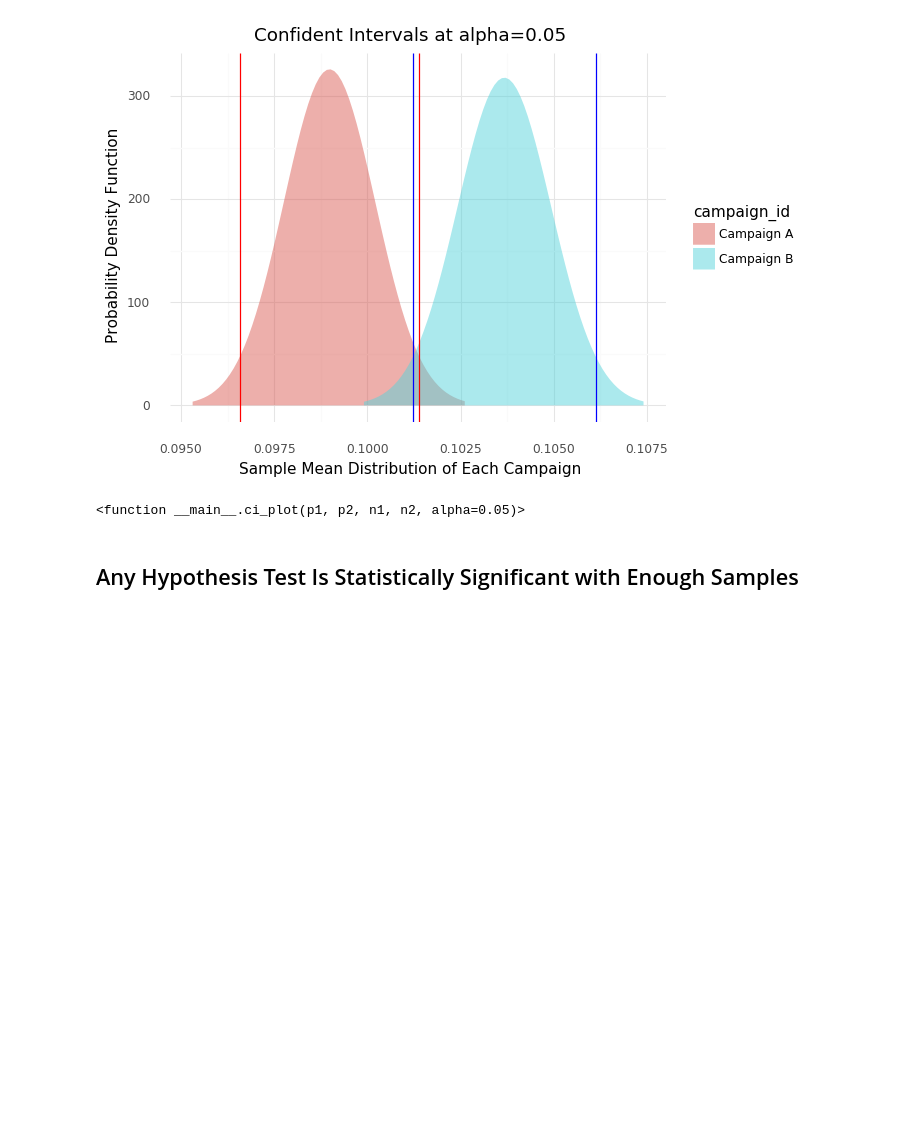
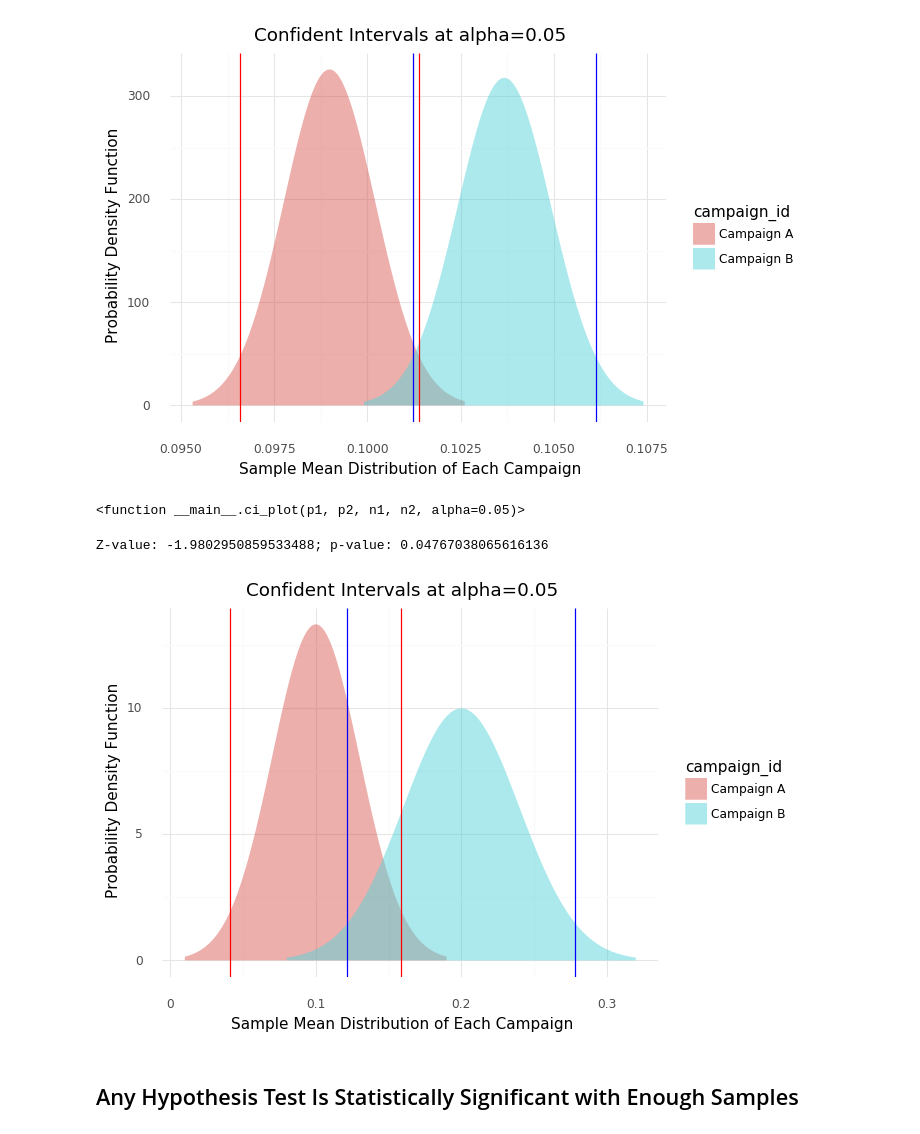
Before and after one commit to cstorm125/abtestoo, a Jupyter notebook: frequentist.ipynb, the cells around one changed output. Saved outputs shown, nothing was run; the diff lists cells and outputs as text; code cells hidden in the pictures; blank space fills up the shorter version.

```diff
--- a/frequentist.ipynb
+++ b/frequentist.ipynb
@@ -498,6 +493,65 @@ interact(ci_plot,
 Z-value: -2.6744183909575856; p-value: 0.00748589934574917
 [figure]
 <function __main__.ci_plot(p1, p2, n1, n2, alpha=0.05)>
+# %%
+from typing import Tuple
+import numpy as np
+import scipy as sp
+from plotnine import *
+from mizani import *
+
+def proportion_test(c1:int, c2:int, n1:int, n2:int, mode:str = 'two_sided') -> Tuple[float,float]:
+    '''
+    :meth: Z-test for difference in proportion
+    :param int c1: conversions for group 1
+    :param int c2: conversions for group 2
+    :param int n1: impressions for group 1
+    :param int n2: impressions for group 2
+    :param str mode: mode of test; `one_sided` or `two_sided`
+    :return: Z-score, p-value
+    '''
+    p = (c1+c2) / (n1+n2)
+    p1 = c1 / n1
+    p2 = c2 / n2
+    z = (p1-p2) / np.sqrt(p*(1-p)*(1/n1 + 1/n2))
+    if mode=='two_sided':
+        p = 2*(1-sp.stats.norm.cdf(abs(z)))
+    elif mode=='one_sided':
+        p = 1-sp.stats.norm.cdf(abs(z))
+    else:
+        raise ValueError('Available modes are `one_sided` and `two_sided`')
+    return z, p
+
+def proportion_plot(c1:int, c2:int, n1:int, n2:int, alpha:float=0.05, mode:str = 'two_sided') -> ggplot:
+    p = (c1+c2) / (n1+n2)
+    p1 = c1/n1
+    p2 = c2/n2
+    se1 = np.sqrt(p1*(1-p1)/n1)
+    se2 = np.sqrt(p2*(1-p2)/n2)
+    z = sp.stats.norm.ppf(1-alpha/2)
+    x1 = np.arange(p1-3*se1,p1+3*se1,1e-4)
+    x2 = np.arange(p2-3*se2,p2+3*se2,1e-4)
+    y1 = np.array([sp.stats.norm.pdf(i, loc=p1, scale=np.sqrt(p1*(1-p1)/n1)) for i in x1])
+    y2 = np.array([sp.stats.norm.pdf(i, loc=p2, scale=np.sqrt(p2*(1-p2)/n2)) for i in x2])
+    sm_df = pd.DataFrame({'campaign_id': ['Campaign A'] * len(x1) + ['Campaign B'] * len(x2),
+        'x':np.concatenate([x1,x2]),'y':np.concatenate([y1,y2])})
+
+    #test
+    z_value, p_value = proportion_test(c1,c2,n1,n2,mode)
+    print(f'Z-value: {z_value}; p-value: {p_value}')
+
+    g = (ggplot(sm_df, aes(x='x', y='y', fill='campaign_id')) + geom_area(alpha=0.5) +
+      theme_minimal() + xlab('Sample Mean Distribution of Each Campaign') +
+      ylab('Probability Density Function') +
+      geom_vline(xintercept=[p1+se1*z,p1-se1*z], colour='red') +
+      geom_vline(xintercept=[p2+se2*z,p2-se2*z], colour='blue') +
+      ggtitle(f'Confident Intervals at alpha={alpha}'))
+    g.draw()
+
+proportion_plot(10,20,100,100)
+# %% [output]
+Z-value: -1.9802950859533488; p-value: 0.04767038065616136
+[figure, added]
 # %% [markdown]
 ## Any Hypothesis Test Is Statistically Significant with Enough Samples
 # %% [markdown]
```
Also changed, not shown: parts of 9 cells of this notebook, 1 other file.
